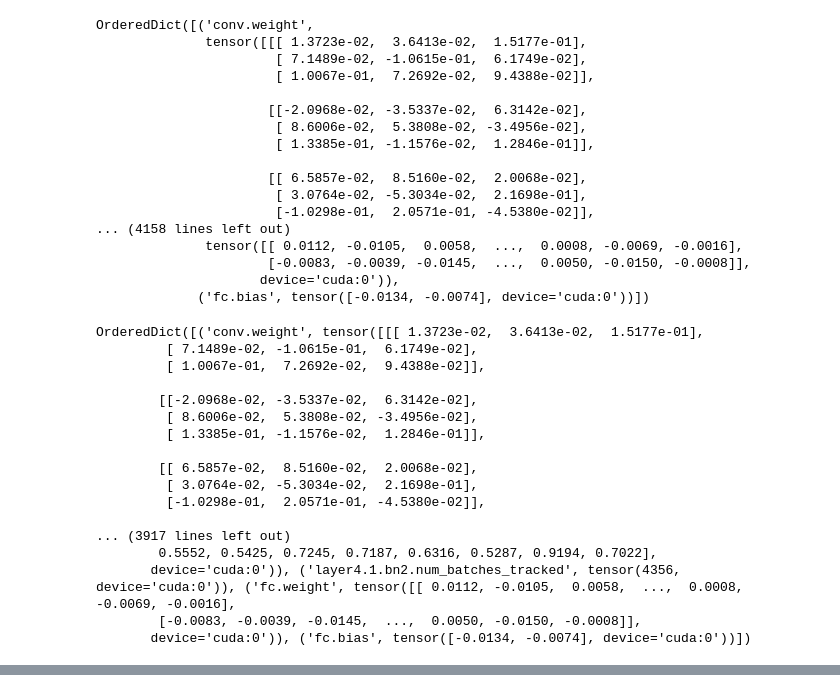
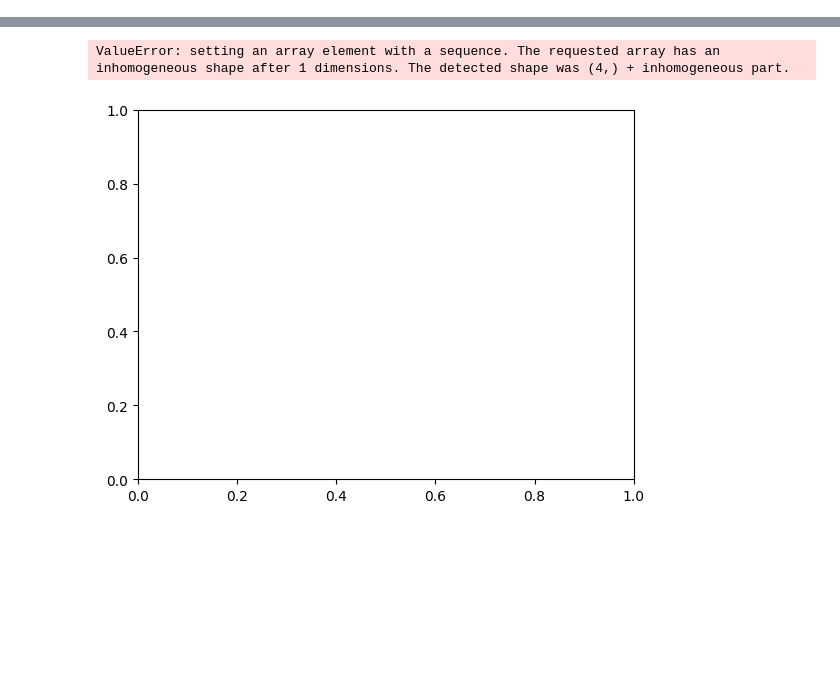
Before and after one commit to litchiham/Clairvoyant, a Jupyter notebook: code/test3.ipynb, the cells around one changed output, grey strips where cells are left out. Cells and saved outputs as stored; diff of their text form; code cells hidden in the pictures; blank space fills up the shorter version.

```diff
--- a/code/test3.ipynb
+++ b/code/test3.ipynb
@@ -89,42 +39,25 @@ print(checkpoint)
-# %%
-checkpoint['state_dict']
-# %% [output]
-OrderedDict([('conv.weight',
-              tensor([[[ 1.3723e-02,  3.6413e-02,  1.5177e-01],
-                       [ 7.1489e-02, -1.0615e-01,  6.1749e-02],
-                       [ 1.0067e-01,  7.2692e-02,  9.4388e-02]],
-
-                      [[-2.0968e-02, -3.5337e-02,  6.3142e-02],
-                       [ 8.6006e-02,  5.3808e-02, -3.4956e-02],
-                       [ 1.3385e-01, -1.1576e-02,  1.2846e-01]],
-
-                      [[ 6.5857e-02,  8.5160e-02,  2.0068e-02],
-                       [ 3.0764e-02, -5.3034e-02,  2.1698e-01],
-                       [-1.0298e-01,  2.0571e-01, -4.5380e-02]],
-... (4158 lines left out)
-              tensor([[ 0.0112, -0.0105,  0.0058,  ...,  0.0008, -0.0069, -0.0016],
-                      [-0.0083, -0.0039, -0.0145,  ...,  0.0050, -0.0150, -0.0008]],
-                     device='cuda:0')),
-             ('fc.bias', tensor([-0.0134, -0.0074], device='cuda:0'))])
-# %%
-import torch
-checkpoint = torch.load(r"D:\Project\Clairvoyant\ref\3.26-Mn\3.26-Mn\runs\ResNet_Mn\model_best.pth.tar", weights_only=False)
-print(checkpoint['state_dict'])
-# %% [output]
-OrderedDict([('conv.weight', tensor([[[ 1.3723e-02,  3.6413e-02,  1.5177e-01],
-         [ 7.1489e-02, -1.0615e-01,  6.1749e-02],
-         [ 1.0067e-01,  7.2692e-02,  9.4388e-02]],
-
-        [[-2.0968e-02, -3.5337e-02,  6.3142e-02],
-         [ 8.6006e-02,  5.3808e-02, -3.4956e-02],
-         [ 1.3385e-01, -1.1576e-02,  1.2846e-01]],
-
-        [[ 6.5857e-02,  8.5160e-02,  2.0068e-02],
-         [ 3.0764e-02, -5.3034e-02,  2.1698e-01],
-         [-1.0298e-01,  2.0571e-01, -4.5380e-02]],
-
-... (3917 lines left out)
-        0.5552, 0.5425, 0.7245, 0.7187, 0.6316, 0.5287, 0.9194, 0.7022],
-       device='cuda:0')), ('layer4.1.bn2.num_batches_tracked', tensor(4356, device='cuda:0')), ('fc.weight', tensor([[ 0.0112, -0.0105,  0.0058,  ...,  0.0008, -0.0069, -0.0016],
-        [-0.0083, -0.0039, -0.0145,  ...,  0.0050, -0.0150, -0.0008]],
-       device='cuda:0')), ('fc.bias', tensor([-0.0134, -0.0074], device='cuda:0'))])
+# %%
+import glob
+result = []
+# 匹配所有以 _processed.pkl 结尾的文件
+for name in glob.glob(os.path.join(config.py_path , 'predicted' , '*_predicted.pkl')):
+    filename = os.path.basename(name)
+    cube_name = filename[:-len('_processed.pkl')]
+    result.append(cube_name)
+print(result)
+lats = np.zeros(0)
+lons = np.zeros(0)
+regs = np.zeros(0)
+for name in result:
+    cube = cubeio.load(name, 'predicted')
+    lats = np.hstack([lats, cube.lat])
+    lons = np.hstack([lons, cube.lon])
+    regs = np.hstack([regs, cube.reg])
+plt.scatter(lons, lats, c=regs, cmap='viridis', s=3)
+plt.colorbar()  # 添加颜色条
+plt.xlabel('X')
+plt.ylabel('Y')
+plt.title('Points!!')
+plt.show()
+input("Press Enter to continue...")
+# %% [output]
@@ -130,0 +81,2 @@ OrderedDict([('conv.weight', tensor([[[ 1.3723e-02,  3.6413e-02,  1.5177e-01],
+ValueError: setting an array element with a sequence. The requested array has an inhomogeneous shape after 1 dimensions. The detected shape was (4,) + inhomogeneous part.
+[figure, added]
```
Also changed, not shown: parts of 5 cells of this notebook, 2 other files.
